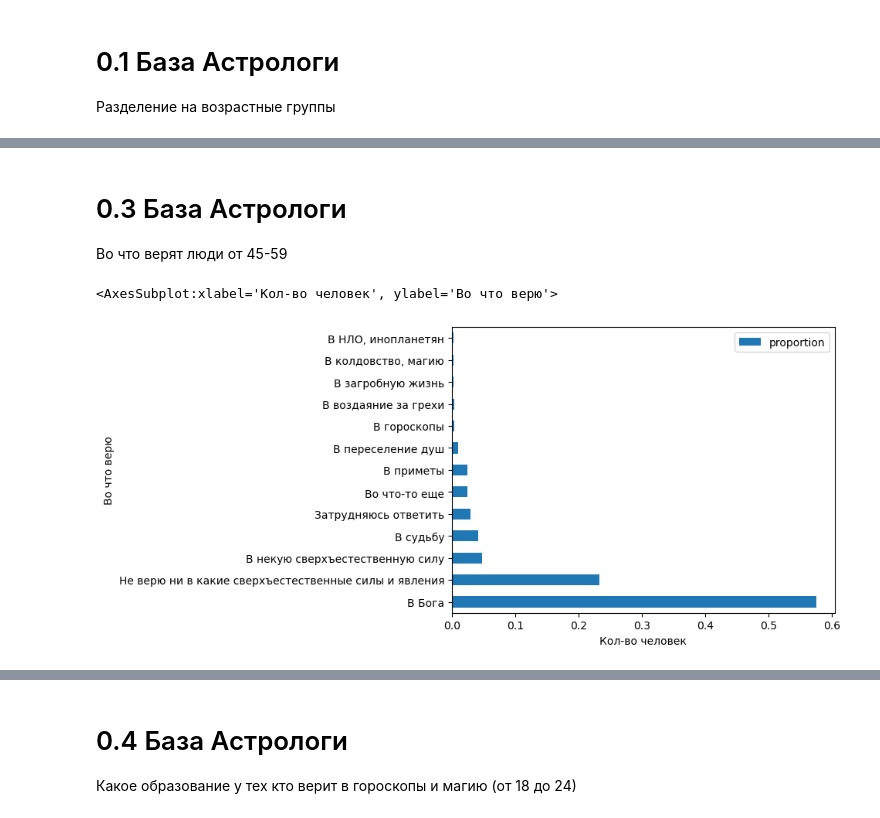
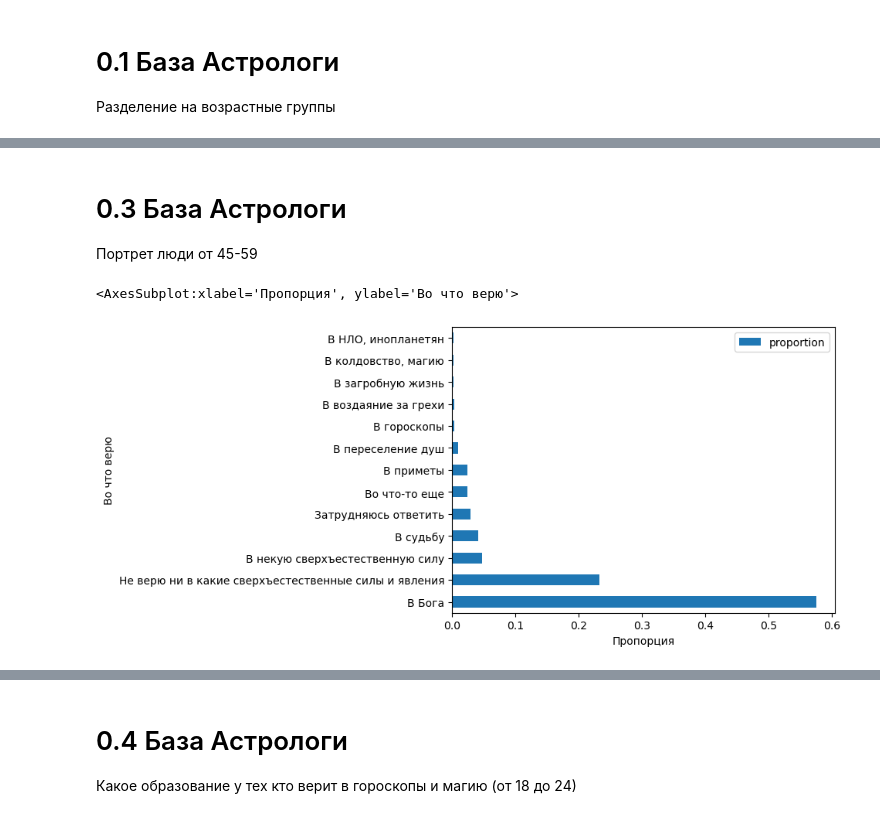
Before and after one commit to dacsson/religion_analysis, a Jupyter notebook: religion_analysis.ipynb, the cells around one changed output, grey strips where cells are left out. Saved outputs shown, nothing was run; the diff lists cells and outputs as text; code cells hidden in the pictures.

```diff
--- a/religion_analysis.ipynb
+++ b/religion_analysis.ipynb
@@ -46,11 +74,11 @@ count_belief.plot(kind='barh', xlabel='Кол-во человек', ylabel = 'В
 # %% [markdown]
 # 0.3 База Астрологи
 
-Во что верят люди от 45-59
+Портрет люди от 45-59
 # %%
 count_belief2 = pd.DataFrame(data=gen_m.astr1_1.value_counts(normalize=True))
 
-count_belief2.plot(kind='barh', xlabel='Кол-во человек', ylabel = 'Во что верю')
+count_belief2.plot(kind='barh', xlabel='Пропорция', ylabel = 'Во что верю')
 # %% [output]
-<AxesSubplot:xlabel='Кол-во человек', ylabel='Во что верю'>
+<AxesSubplot:xlabel='Пропорция', ylabel='Во что верю'>
-[figure, old version]
+[figure, new version]
```
Also changed, not shown: parts of 12 cells of this notebook.
